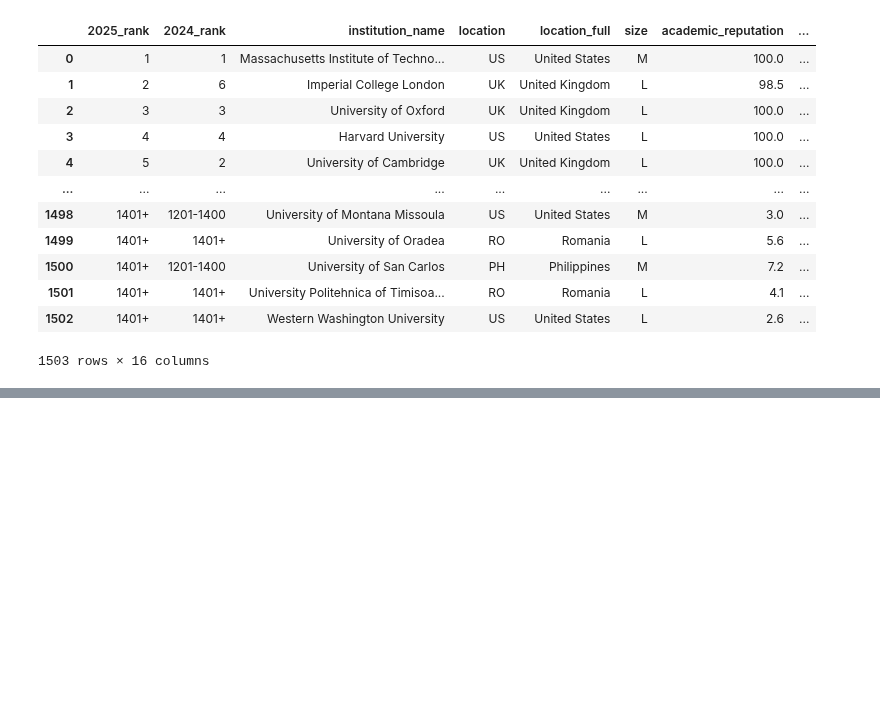
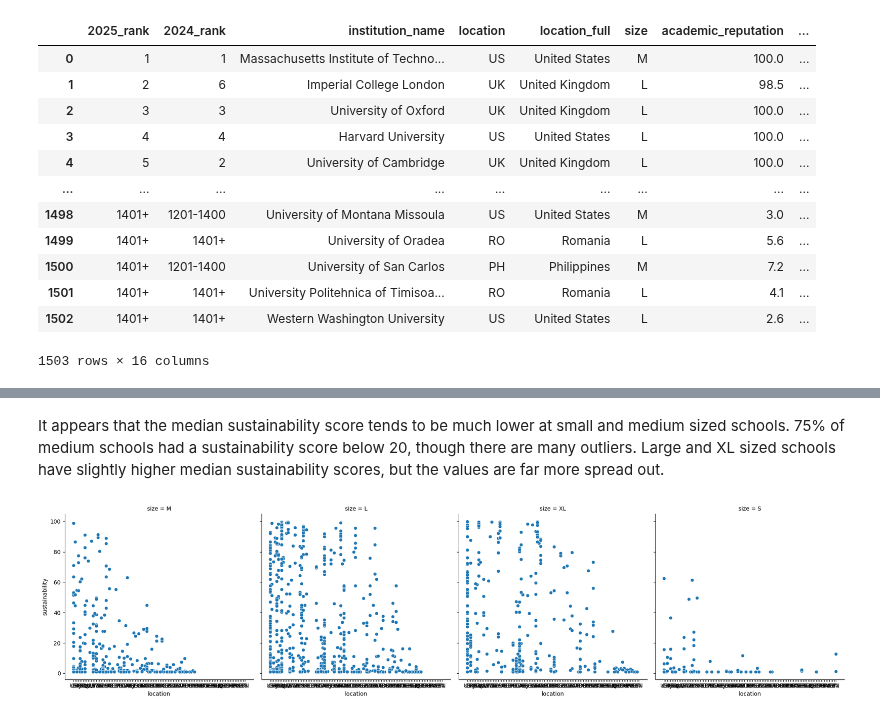
Before and after one commit to thezachdrake/UMD-INST760-Summer2024, a Jupyter notebook: notebooks/Hochman-Notebook.ipynb, the cells around one changed output, grey strips where cells are left out. Drawn from its saved outputs; the diff is of its cells as text; code cells hidden in the pictures; blank space fills up the shorter version.

```diff
--- a/notebooks/Hochman-Notebook.ipynb
+++ b/notebooks/Hochman-Notebook.ipynb
@@ -46,0 +60,6 @@ ValueError: Could not interpret value `Location` for `x`. An entry with this nam
+# %% [markdown]
+It appears that the median sustainability score tends to be much lower at small and medium sized schools. 75% of medium schools had a sustainability score below 20, though there are many outliers. Large and XL sized schools have slightly higher median sustainability scores, but the values are far more spread out.
+# %%
+m = sns.relplot(data=df, x='location', y='sustainability', col="size")
+# %% [output]
+[figure, added]
```
Also changed, not shown: parts of 7 cells of this notebook.
